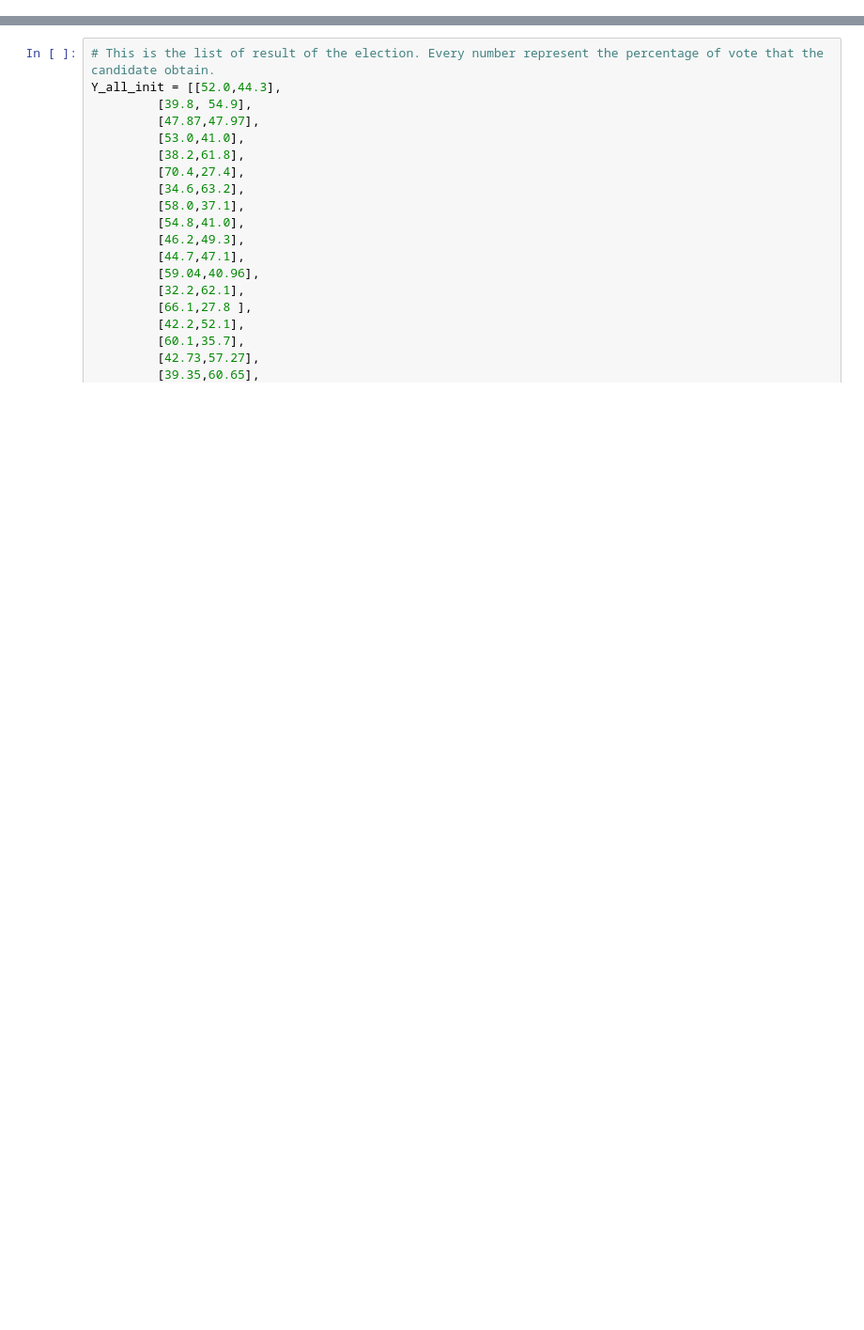
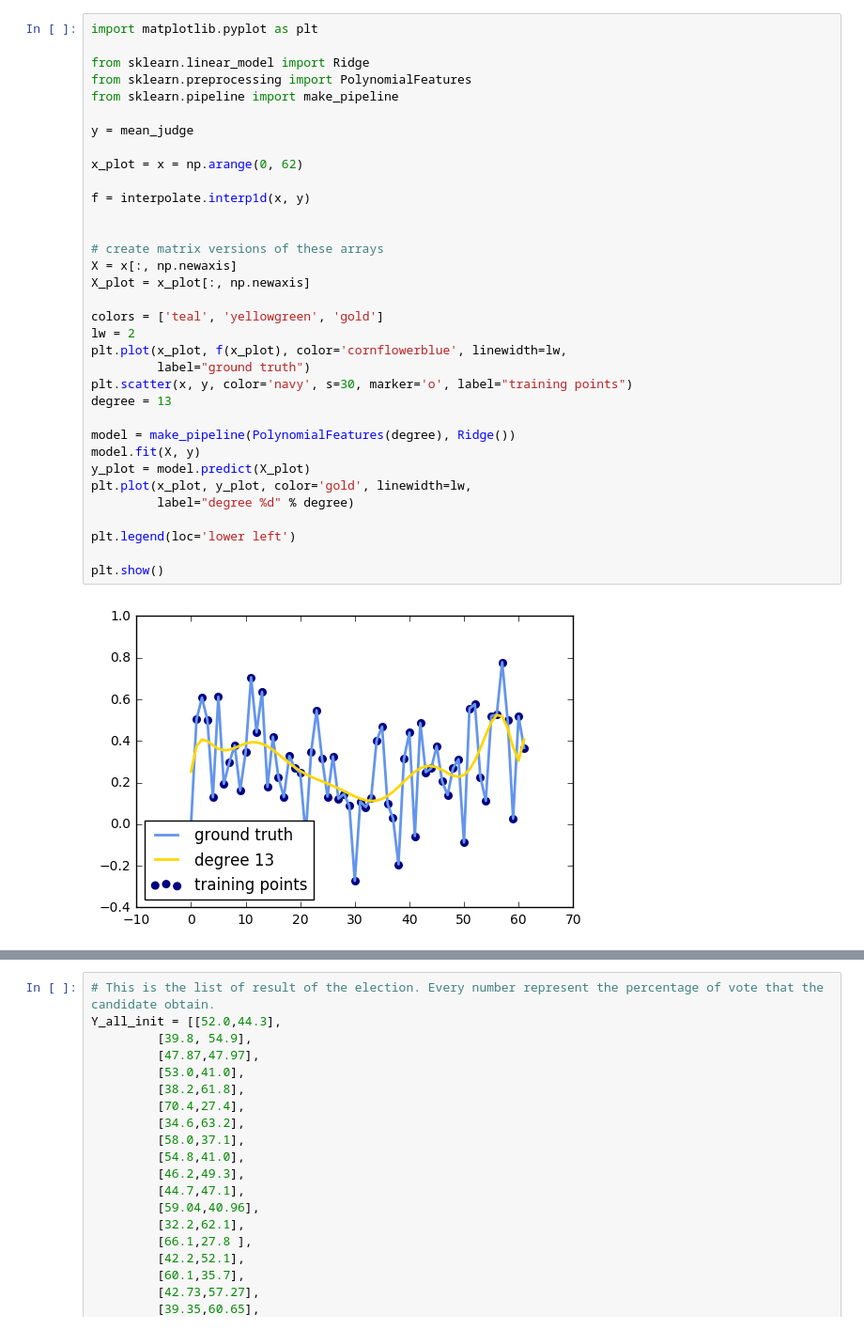
Before and after one commit to chiaercolani/ElectionPrediction, a Jupyter notebook: Machine_learning_best_butABitBetter.ipynb, the cells around one changed output, grey strips where cells are left out. Shown at 94% size. Drawn from its saved outputs; the diff is of its cells as text; blank space fills up the shorter version.

```diff
--- a/Machine_learning_best_butABitBetter.ipynb
+++ b/Machine_learning_best_butABitBetter.ipynb
@@ -123,0 +65,36 @@ mean_szeliga=np.append(mean_szeliga,[3556,411, 960])
+# %%
+import matplotlib.pyplot as plt
+
+from sklearn.linear_model import Ridge
+from sklearn.preprocessing import PolynomialFeatures
+from sklearn.pipeline import make_pipeline
+
+y = mean_judge
+
+x_plot = x = np.arange(0, 62)
+
+f = interpolate.interp1d(x, y)
+
+
+# create matrix versions of these arrays
+X = x[:, np.newaxis]
+X_plot = x_plot[:, np.newaxis]
+
+colors = ['teal', 'yellowgreen', 'gold']
+lw = 2
+plt.plot(x_plot, f(x_plot), color='cornflowerblue', linewidth=lw,
+         label="ground truth")
+plt.scatter(x, y, color='navy', s=30, marker='o', label="training points")
+degree = 13
+
+model = make_pipeline(PolynomialFeatures(degree), Ridge())
+model.fit(X, y)
+y_plot = model.predict(X_plot)
+plt.plot(x_plot, y_plot, color='gold', linewidth=lw,
+         label="degree %d" % degree)
+
+plt.legend(loc='lower left')
+
+plt.show()
+# %% [output]
+[figure, added]
```
Also changed, not shown: parts of 3 cells of this notebook.
